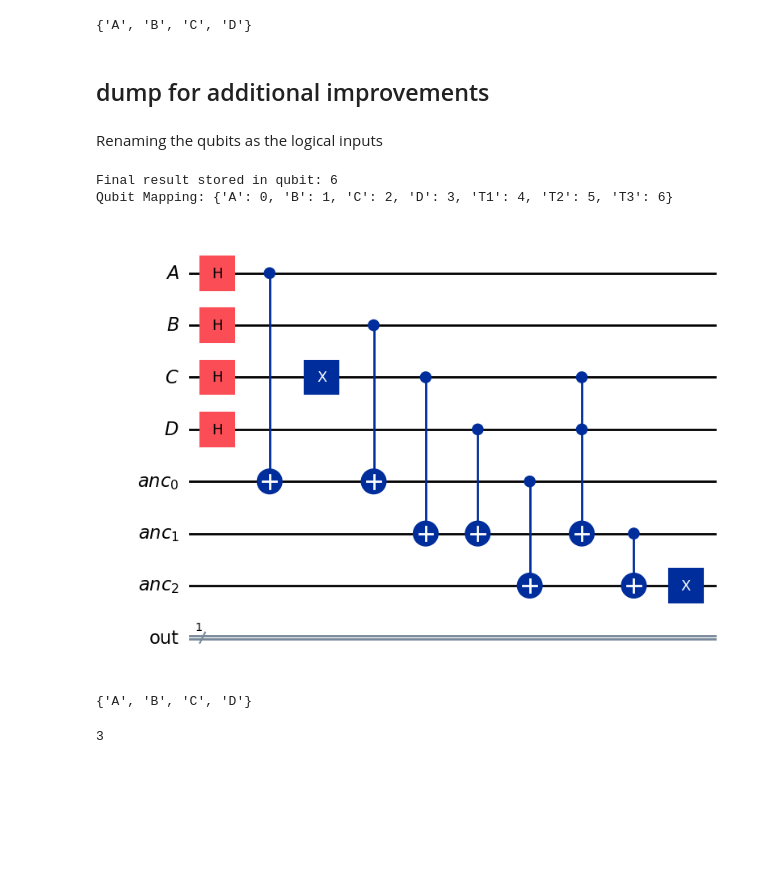
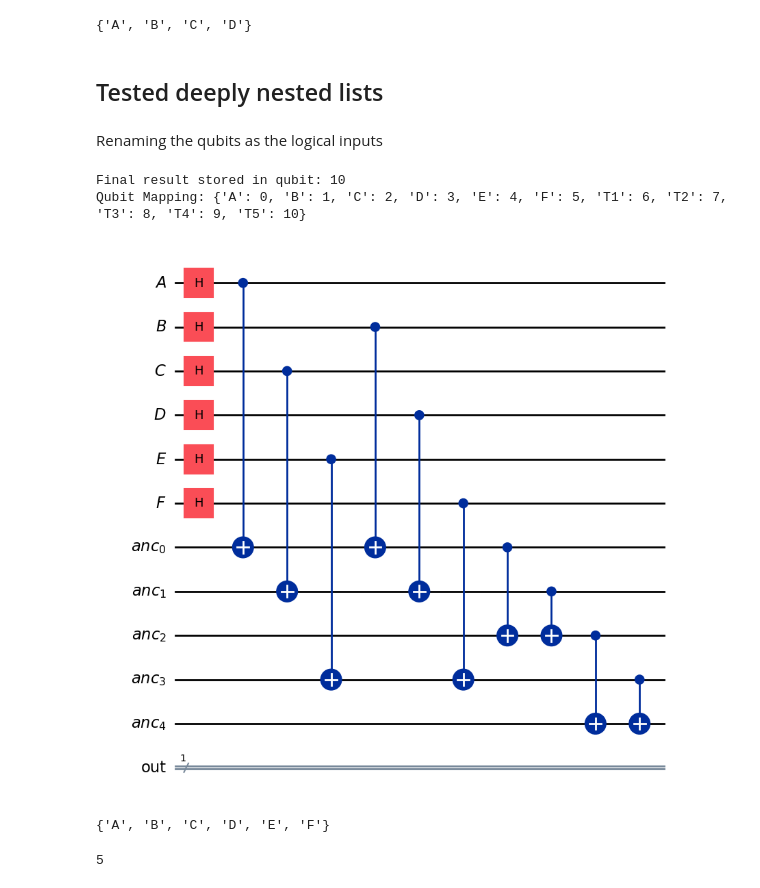
Before and after one commit to ipobobo66/MasterThesis, a Jupyter notebook: KBtoQuantum/logical_to_quantum.ipynb, the cells around one changed output. Drawn from its saved outputs; the diff is of its cells as text; code cells hidden in the pictures; blank space fills up the shorter version.

```diff
--- a/KBtoTN/propL_to_tn_to_qc.ipynb
+++ b/KBtoQuantum/logical_to_quantum.ipynb
@@ -735,8 +735,8 @@ variables = extract_variables(logical_expression)
 variables
 # %% [output]
 {'A', 'B', 'C', 'D'}
-# %% [markdown]
-## dump for additional improvements
+# %% [markdown]
+## Tested deeply nested lists
 # %% [markdown]
 Renaming the qubits as the logical inputs
 # %%
@@ -861,47 +861,47 @@ def logical_to_quantum(expression):
     # Resolve the expression
     ancilla_counter = [0]  # Use a list to keep the counter mutable
     final_result = resolve_expression(expression, circuit, qubits_map, ancilla_start, ancilla_counter)
     print(f"Final result stored in qubit: {final_result}")  #show where do we store the final qubit
 
     return circuit, qubits_map
 
 def draw_with_labels(circuit, qubits_map):
     """Draws the circuit with labels."""
     fig = circuit.draw('mpl')
     ax = fig.get_axes()[0]
 
     # Annotate qubits with variable names
     for var, qubit_idx in qubits_map.items():
         ax.text(0, qubit_idx, var, horizontalalignment='center', verticalalignment='center', color='red', fontsize=12)
 
     return fig
 
 # Example Logical Expression
-logical_expression = ["bijection", ["xor", "A", "B"], ["implication", "C", "D"]]
+logical_expression = ["xor", ["xor", ["xor", "A", "B"], ["xor", "C", "D"]], ["xor", "E", "F"]]
 
 # Generate Quantum Circuit with Dynamic Qubit Allocation
 qc, qubits_map = logical_to_quantum(logical_expression)
 print("Qubit Mapping:", qubits_map)
 
 # Draw the circuit with labels
 fig = draw_with_labels(qc, qubits_map)
 fig.show()  # Show the figure with qubit labels
 
 qc.draw('mpl')  # Draw the circuit
 # %% [output]
-Final result stored in qubit: 6
-Qubit Mapping: {'A': 0, 'B': 1, 'C': 2, 'D': 3, 'T1': 4, 'T2': 5, 'T3': 6}
+Final result stored in qubit: 10
+Qubit Mapping: {'A': 0, 'B': 1, 'C': 2, 'D': 3, 'E': 4, 'F': 5, 'T1': 6, 'T2': 7, 'T3': 8, 'T4': 9, 'T5': 10}
-[figure, old version]
+[figure, new version]
 # %%
 variables = extract_variables(logical_expression)
 variables
 # %% [output]
-{'A', 'B', 'C', 'D'}
+{'A', 'B', 'C', 'D', 'E', 'F'}
 # %%
 num_ancilla = count_connectives(logical_expression)
 num_ancilla
 # %% [output]
-3
+5
 # %%
 circuit = QuantumCircuit()
 for name in variables:
```
Also changed, not shown: parts of 12 cells of this notebook, 31 other files.
